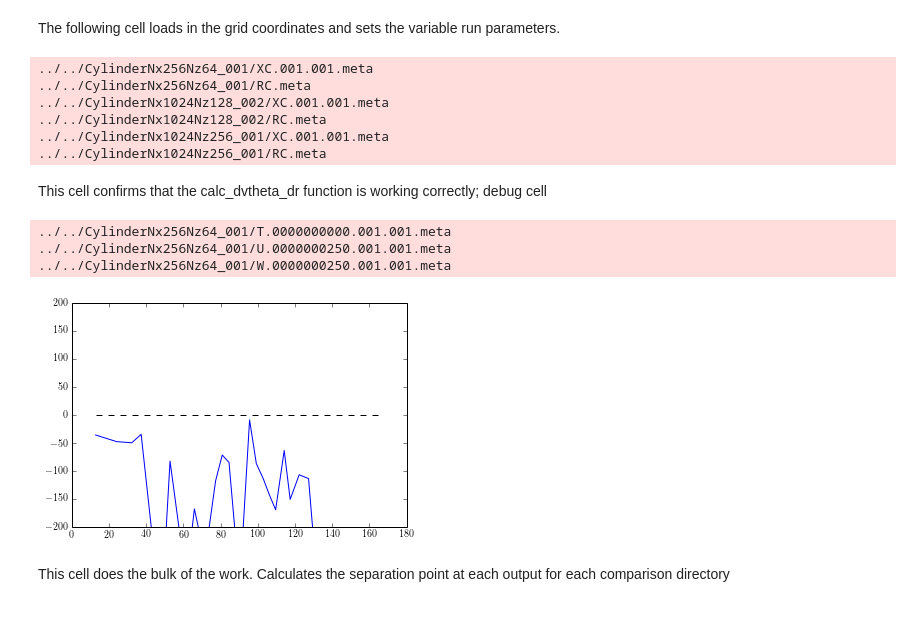
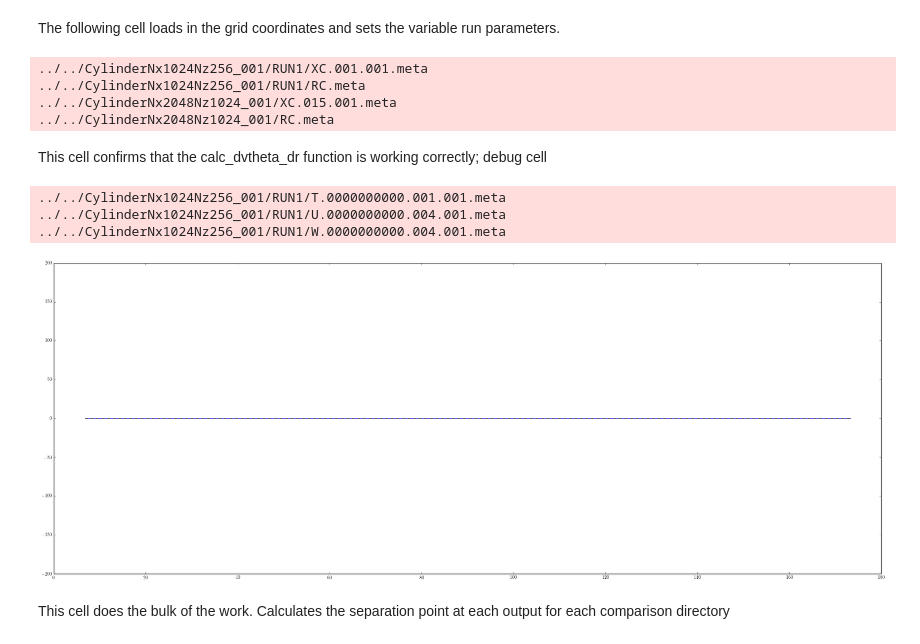
Before and after one commit to UBC-MOAD/flow_separation, a Jupyter notebook: notebooks_2D_runs/cylinder_resolution_compare.ipynb, the cells around one changed output. Cells and saved outputs as stored; diff of their text form; code cells hidden in the pictures; blank space fills up the shorter version.

```diff
--- a/notebooks_2D_runs/cylinder_resolution_compare.ipynb
+++ b/notebooks_2D_runs/cylinder_resolution_compare.ipynb
@@ -20,11 +20,11 @@ rc('text', usetex=True)
 # %% [markdown]
 The following cell loads in the grid coordinates and sets the variable run parameters.
 # %%
-Ncomps = 3
-Nx = [256,1024,1024]
-Nz = [64,128,256]
+Ncomps = 2
+Nx = [1024,2048]
+Nz = [256,1024]
 
-dirs = ['../../CylinderNx256Nz64_001','../../CylinderNx1024Nz128_002','../../CylinderNx1024Nz256_001']
+dirs = ['../../CylinderNx1024Nz256_001/RUN1','../../CylinderNx2048Nz1024_001']
 
 X=[0]*Ncomps
 Z=[0]*Ncomps
@@ -33,26 +33,26 @@ R0=[0]*Ncomps
 Lx=[0]*Ncomps
 Lz=[0]*Ncomps
 
-dt[0] = 4e-3
-dt[1] = 1e-3
-dt[2] = 2.5e-4
+dt[0] = 2.5e-4
+dt[1] = 1.25e-4
+#dt[2] = 2.5e-4
 
 Lx[0] = 0.4
 Lx[1] = 0.4
-Lx[2] = 0.4
+#Lx[2] = 0.4
 
 Lz[0] = 0.1
 Lz[1] = 0.1
-Lz[2] = 0.1
+#Lz[2] = 0.1
 
 R0[0] = 0.025
 R0[1] = 0.025
-R0[2] = 0.025
+#R0[2] = 0.025
 
 del_out = [0]*Ncomps
 max_out = [0]*Ncomps
 
-tmax = 35.0
+tmax = 6.0
 
 for ii in range(0,Ncomps):
     del_out[ii] = int(1.0/dt[ii])
@@ -60,31 +60,29 @@ for ii in range(0,Ncomps):
     X[ii] = np.squeeze(rdmds(dirs[ii]+'/XC')-Lx[ii]/2)
     Z[ii] = np.squeeze(rdmds(dirs[ii]+'/RC')+Lz[ii])
 # %% [output]
-../../CylinderNx256Nz64_001/XC.001.001.meta
-../../CylinderNx256Nz64_001/RC.meta
-../../CylinderNx1024Nz128_002/XC.001.001.meta
-../../CylinderNx1024Nz128_002/RC.meta
-../../CylinderNx1024Nz256_001/XC.001.001.meta
-../../CylinderNx1024Nz256_001/RC.meta
+../../CylinderNx1024Nz256_001/RUN1/XC.001.001.meta
+../../CylinderNx1024Nz256_001/RUN1/RC.meta
+../../CylinderNx2048Nz1024_001/XC.015.001.meta
+../../CylinderNx2048Nz1024_001/RC.meta
 # %% [markdown]
 This cell confirms that the calc_dvtheta_dr function is working correctly; debug cell
 # %%
 jj = 0
 T=np.squeeze(rdmds(dirs[jj]+'/T',0))
 bd_pts = cu.find_bdy(X[jj],Z[jj],R0[jj],T)
 tmplst = []
-U=np.squeeze(rdmds(dirs[jj]+'/U',250))
-W=np.squeeze(rdmds(dirs[jj]+'/W',250))
+U=np.squeeze(rdmds(dirs[jj]+'/U',0))
+W=np.squeeze(rdmds(dirs[jj]+'/W',0))
 [theta_bd,dvtheta_dr_bd] = cu.calc_dvtheta_dr(X[jj],Z[jj],U,W,R0[jj],Nx[jj],Nz[jj],bd_pts)
 plt.plot(theta_bd,dvtheta_dr_bd)
 plt.plot(theta_bd,np.zeros(len(theta_bd)),'--k')
 plt.ylim((-200,200))
 plt.show()
 # %% [output]
-../../CylinderNx256Nz64_001/T.0000000000.001.001.meta
-../../CylinderNx256Nz64_001/U.0000000250.001.001.meta
-../../CylinderNx256Nz64_001/W.0000000250.001.001.meta
+../../CylinderNx1024Nz256_001/RUN1/T.0000000000.001.001.meta
+../../CylinderNx1024Nz256_001/RUN1/U.0000000000.004.001.meta
+../../CylinderNx1024Nz256_001/RUN1/W.0000000000.004.001.meta
-[figure, old version]
+[figure, new version]
 # %% [markdown]
 This cell does the bulk of the work. Calculates the separation point at each output for each comparison directory
 # %%
```
Also changed, not shown: parts of 5 cells of this notebook, 3 other files.
